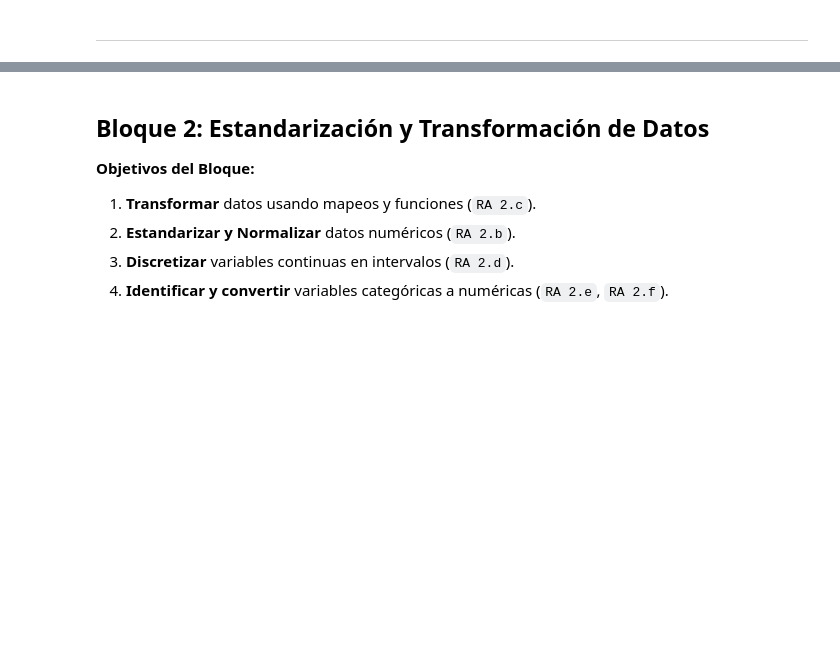
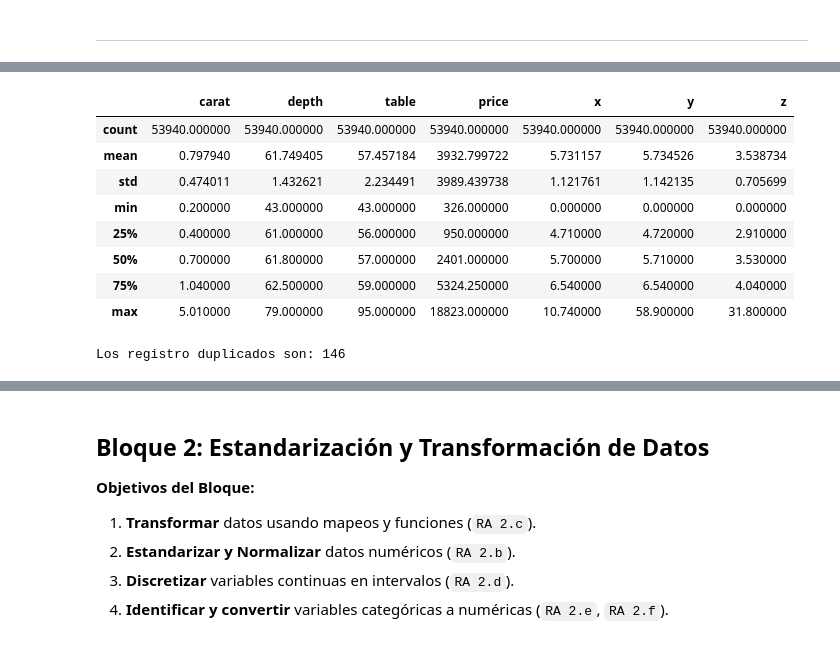
Before and after one commit to jmrodriguez2552/CEDAPY_25_26, a Jupyter notebook: ANALISIS_DATOS_PYTHON/NOTEBOOKS/5101_UT-3_Limpieza_y_estandarizacion.ipynb, the cells around one changed output, grey strips where cells are left out. Saved outputs shown, nothing was run; the diff lists cells and outputs as text; code cells hidden in the pictures; blank space fills up the shorter version.

```diff
--- a/ANALISIS_DATOS_PYTHON/NOTEBOOKS/5101_UT-3_Limpieza_y_estandarizacion.ipynb
+++ b/ANALISIS_DATOS_PYTHON/NOTEBOOKS/5101_UT-3_Limpieza_y_estandarizacion.ipynb
@@ -364,3 +366,14 @@ Datos con email único:
 1.  Basándote en el análisis del Ejercicio 1.5, has visto que algunos diamantes tienen dimensiones `x`, `y` o `z` iguales a 0, lo cual es físicamente imposible. Estos son datos erróneos, no
 # %% [markdown]
 ---
+# %%
+import pandas as pd
+import numpy as np
+import seaborn as sns # Seaborn es una librería de visualización que trae datasets de ejemplo
+
+# Cargamos el dataset 'diamonds'
+df_diamantes = sns.load_dataset('diamonds')
+
+# Establecemos 'pandas' para que muestre más filas y columnas (opcional, pero útil)
+pd.set_option('display.max_rows', 10)
+pd.set_option('display.max_columns', None)
@@ -366,0 +413,17 @@ Datos con email único:
+# %%
+df_diamantes.describe()
+# %% [output]
+|  | carat | depth | table | price | x | y | z |
+| count | 53940.000000 | 53940.000000 | 53940.000000 | 53940.000000 | 53940.000000 | 53940.000000 | 53940.000000 |
+| mean | 0.797940 | 61.749405 | 57.457184 | 3932.799722 | 5.731157 | 5.734526 | 3.538734 |
+| std | 0.474011 | 1.432621 | 2.234491 | 3989.439738 | 1.121761 | 1.142135 | 0.705699 |
+| min | 0.200000 | 43.000000 | 43.000000 | 326.000000 | 0.000000 | 0.000000 | 0.000000 |
+| 25% | 0.400000 | 61.000000 | 56.000000 | 950.000000 | 4.710000 | 4.720000 | 2.910000 |
+| 50% | 0.700000 | 61.800000 | 57.000000 | 2401.000000 | 5.700000 | 5.710000 | 3.530000 |
+| 75% | 1.040000 | 62.500000 | 59.000000 | 5324.250000 | 6.540000 | 6.540000 | 4.040000 |
+| max | 5.010000 | 79.000000 | 95.000000 | 18823.000000 | 10.740000 | 58.900000 | 31.800000 |
+# %%
+duplicados = df_diamantes.duplicated().sum()
+print(f"Los registro duplicados son: {duplicados}")
+# %% [output]
+Los registro duplicados son: 146
```
Also changed, not shown: parts of 10 cells of this notebook.
